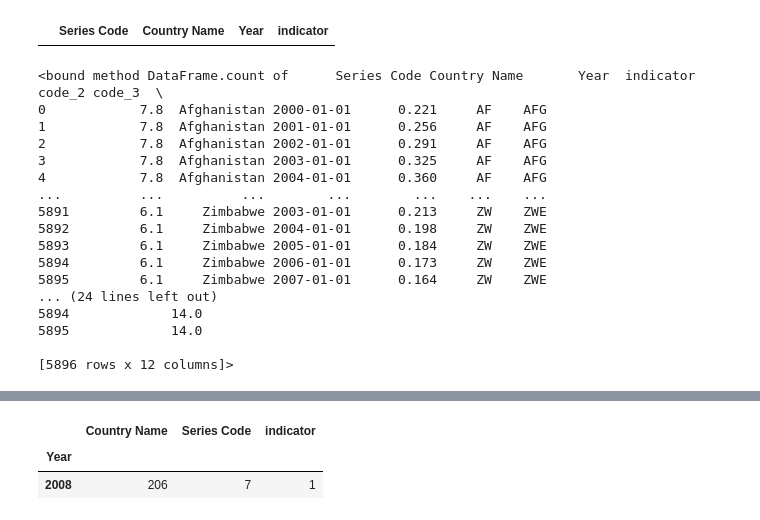
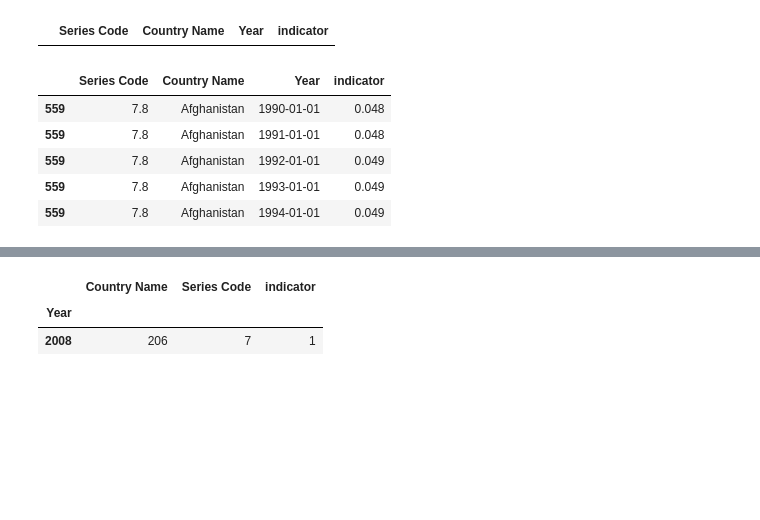
Before and after one commit to mansim07/udgm, a Jupyter notebook: model-final-enrichedData.ipynb, the cells around one changed output, grey strips where cells are left out. Cells and saved outputs as stored; diff of their text form; code cells hidden in the pictures; blank space fills up the shorter version.

```diff
--- a/model-final-enrichedData.ipynb
+++ b/model-final-enrichedData.ipynb
@@ -176,27 +157,16 @@ df.head()
 |  | Series Code | Country Name | Year | indicator |
 # %%
 #Select the number of years you want to compute it for
-imputed_results=imputed_results[pd.to_datetime(imputed_results['Year'], format='%Y-%m-%d') >= '2000-01-01']
+imputed_results=imputed_results[pd.to_datetime(imputed_results['Year'], format='%Y-%m-%d') >= '1990-01-01']
 #imputed_results=imputed_results[imputed_results['Country Name'] == 'Afghanistan']
-imputed_results.count
+imputed_results.head()
 # %% [output]
-<bound method DataFrame.count of      Series Code Country Name       Year  indicator code_2 code_3  \
-0            7.8  Afghanistan 2000-01-01      0.221     AF    AFG
-1            7.8  Afghanistan 2001-01-01      0.256     AF    AFG
-2            7.8  Afghanistan 2002-01-01      0.291     AF    AFG
-3            7.8  Afghanistan 2003-01-01      0.325     AF    AFG
-4            7.8  Afghanistan 2004-01-01      0.360     AF    AFG
-...          ...          ...        ...        ...    ...    ...
-5891         6.1     Zimbabwe 2003-01-01      0.213     ZW    ZWE
-5892         6.1     Zimbabwe 2004-01-01      0.198     ZW    ZWE
-5893         6.1     Zimbabwe 2005-01-01      0.184     ZW    ZWE
-5894         6.1     Zimbabwe 2006-01-01      0.173     ZW    ZWE
-5895         6.1     Zimbabwe 2007-01-01      0.164     ZW    ZWE
-... (24 lines left out)
-5894             14.0
-5895             14.0
-
-[5896 rows x 12 columns]>
+|  | Series Code | Country Name | Year | indicator |
+| 559 | 7.8 | Afghanistan | 1990-01-01 | 0.048 |
+| 559 | 7.8 | Afghanistan | 1991-01-01 | 0.048 |
+| 559 | 7.8 | Afghanistan | 1992-01-01 | 0.049 |
+| 559 | 7.8 | Afghanistan | 1993-01-01 | 0.049 |
+| 559 | 7.8 | Afghanistan | 1994-01-01 | 0.049 |
 # %%
 #Data Enrichment
 # Append the continent and sub region
```
Also changed, not shown: parts of 19 cells of this notebook.
